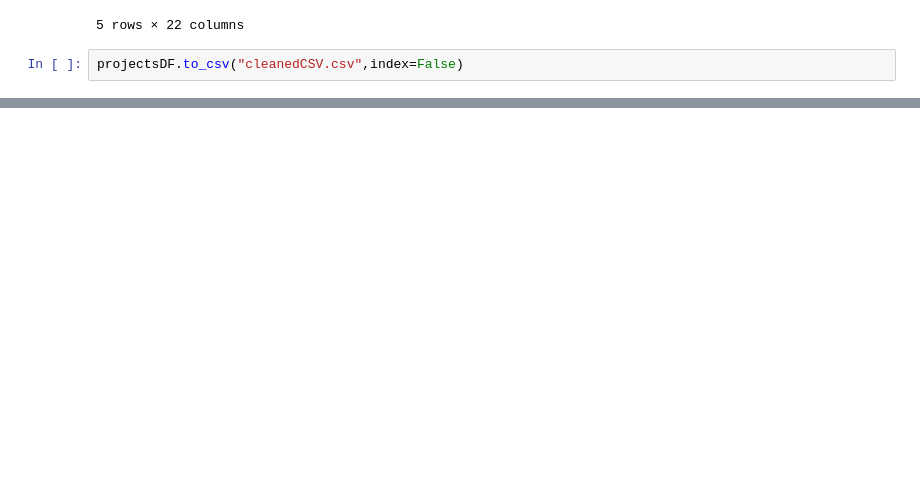
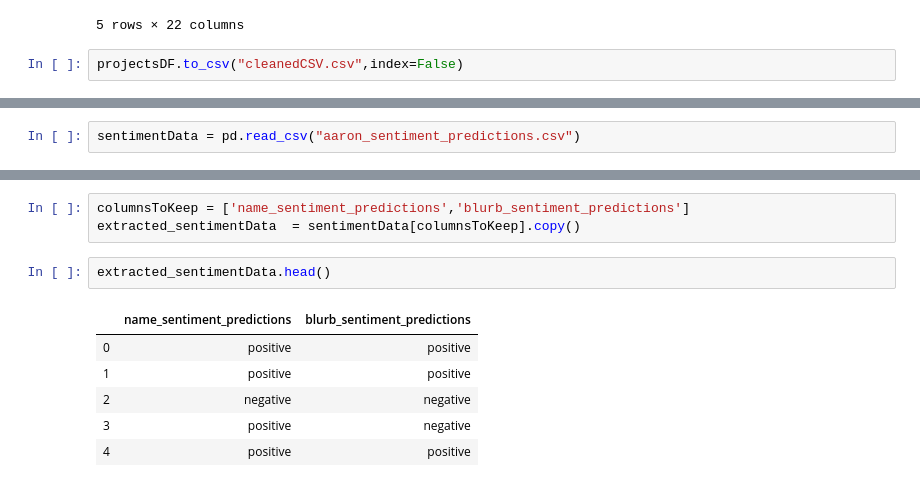
Before and after one commit to aninditamishra/Kick-it-up, a Jupyter notebook: generatingCSV.ipynb, the cells around one changed output, grey strips where cells are left out. Cells and saved outputs as stored; diff of their text form; blank space fills up the shorter version.

```diff
--- a/generatingCSV.ipynb
+++ b/generatingCSV.ipynb
@@ -55,0 +58,2 @@ projectsDF.to_csv("cleanedCSV.csv",index=False)
+# %%
+sentimentData = pd.read_csv("aaron_sentiment_predictions.csv")
@@ -55,0 +80,12 @@ projectsDF.to_csv("cleanedCSV.csv",index=False)
+# %%
+columnsToKeep = ['name_sentiment_predictions','blurb_sentiment_predictions']
+extracted_sentimentData  = sentimentData[columnsToKeep].copy()
+# %%
+extracted_sentimentData.head()
+# %% [output]
+|  | name_sentiment_predictions | blurb_sentiment_predictions |
+| 0 | positive | positive |
+| 1 | positive | positive |
+| 2 | negative | negative |
+| 3 | positive | negative |
+| 4 | positive | positive |
```
Also changed, not shown: parts of 12 cells of this notebook.
